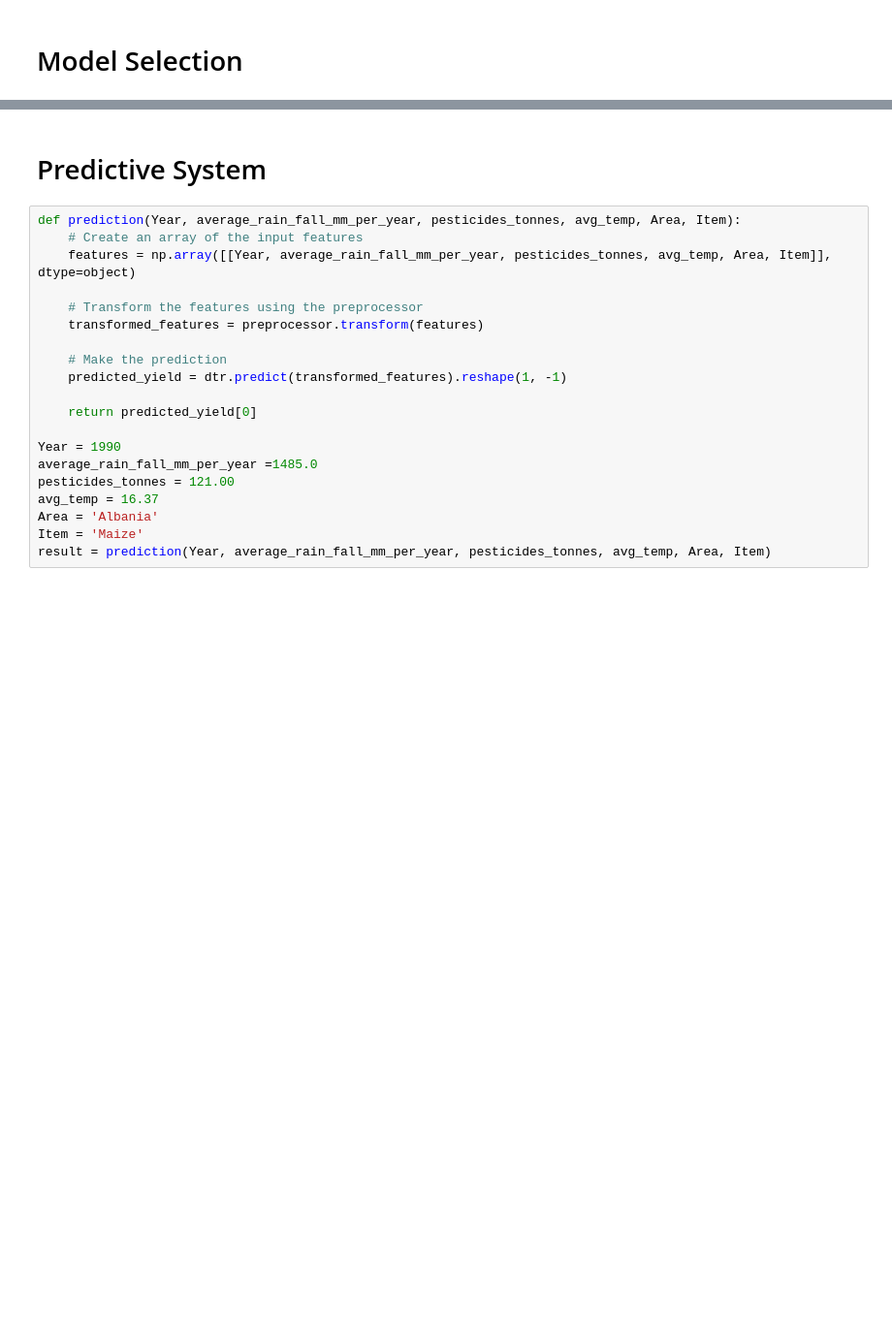
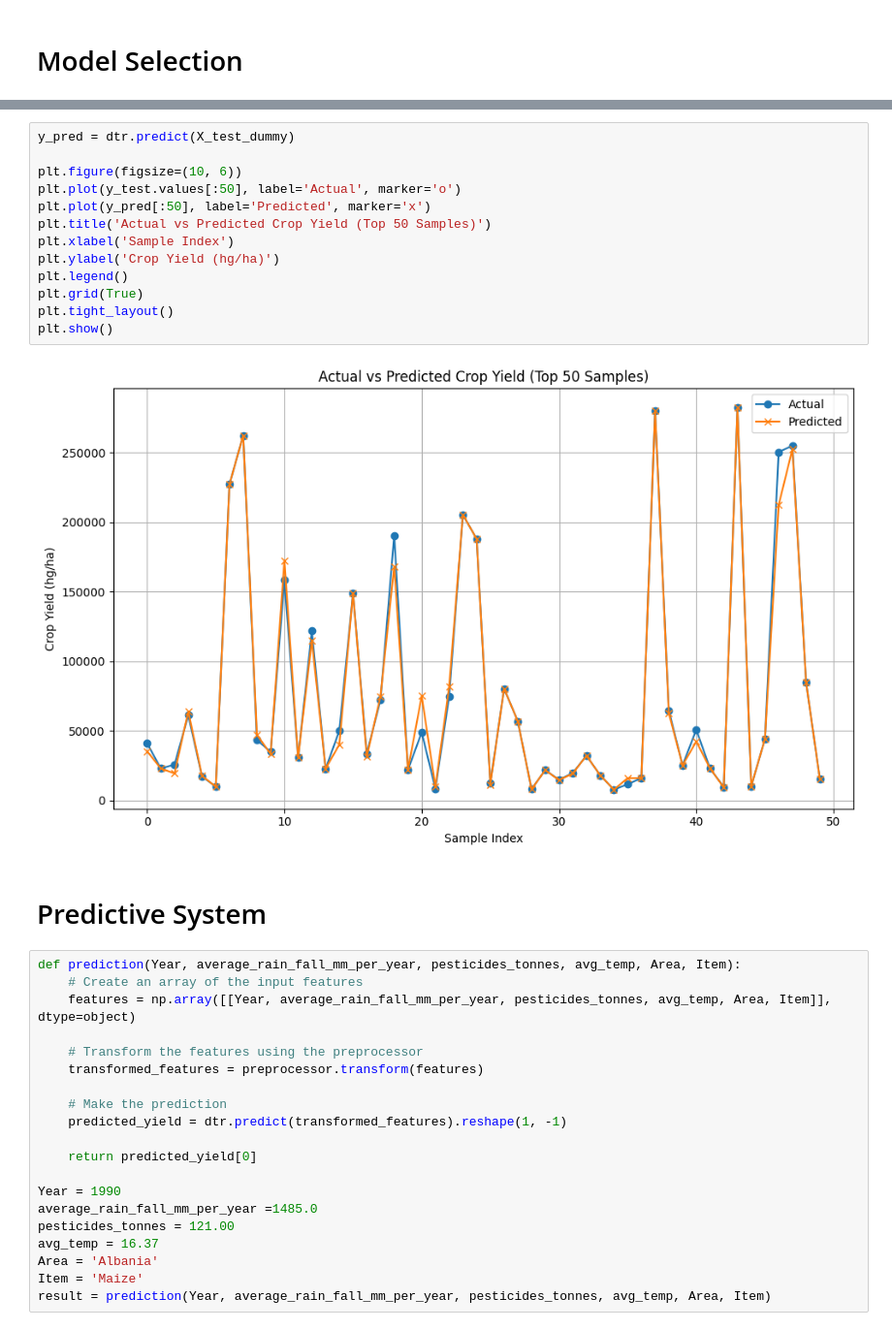
Before and after one commit to RajinderSingh24/Crop_Prediction_model, a Jupyter notebook: Project.ipynb, the cells around one changed output, grey strips where cells are left out. Shown at 97% size. Saved outputs shown, nothing was run; the diff lists cells and outputs as text; blank space fills up the shorter version.

```diff
--- a/Project.ipynb
+++ b/Project.ipynb
@@ -339,3 +337,18 @@ array([35286., 22814., 19295., ..., 23359., 34879., 77391.], shape=(5187,))
+# %%
+y_pred = dtr.predict(X_test_dummy)
+
+plt.figure(figsize=(10, 6))
+plt.plot(y_test.values[:50], label='Actual', marker='o')
+plt.plot(y_pred[:50], label='Predicted', marker='x')
+plt.title('Actual vs Predicted Crop Yield (Top 50 Samples)')
+plt.xlabel('Sample Index')
+plt.ylabel('Crop Yield (hg/ha)')
+plt.legend()
+plt.grid(True)
+plt.tight_layout()
+plt.show()
+# %% [output]
+[figure, added]
 # %% [markdown]
 # Predictive System
 # %%
```
Also changed, not shown: parts of 4 cells of this notebook, 1 other file.
